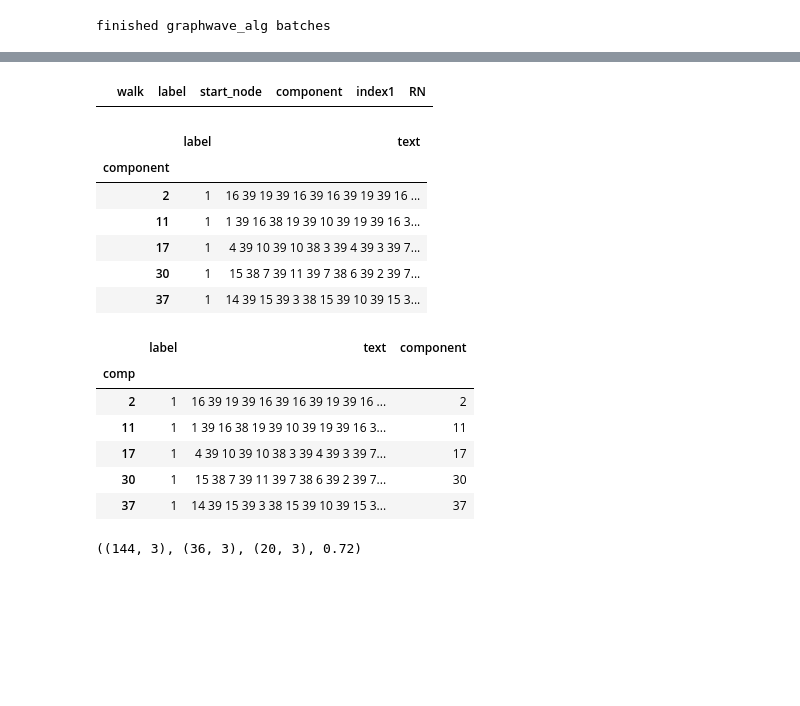
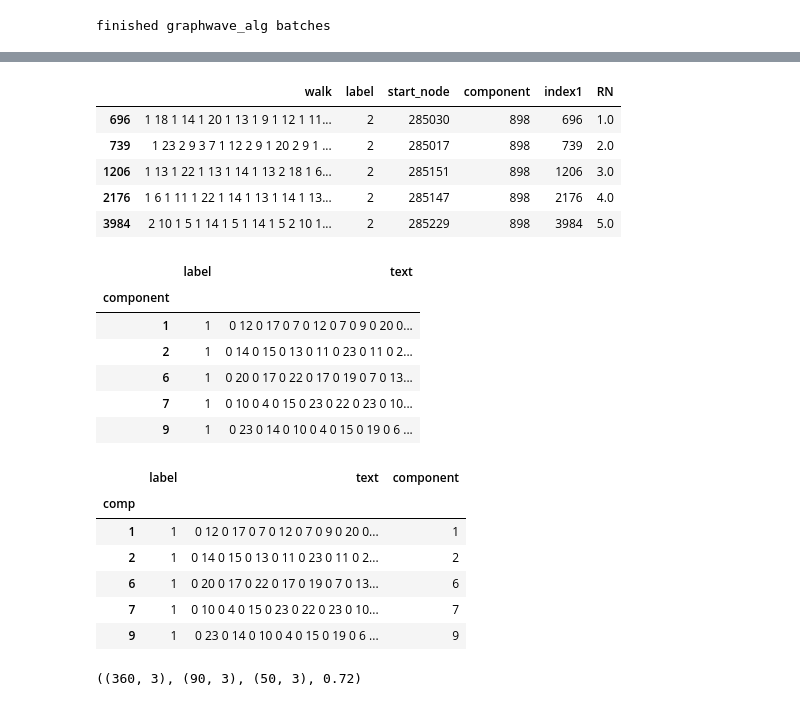
Before and after one commit to dtylor/WalkRNN, a Jupyter notebook: examples/GraphLM_walk_DD.ipynb, the cells around one changed output, grey strips where cells are left out. Saved outputs shown, nothing was run; the diff lists cells and outputs as text; code cells hidden in the pictures; blank space fills up the shorter version.

```diff
--- a/examples/GraphLM_walk_DD.ipynb
+++ b/examples/GraphLM_walk_DD.ipynb
@@ -92,7 +98,7 @@ DONE
 # %%
 import random, networkx as nx
 components = set(nx.get_node_attributes(Gkern,'component').values())
-comp_sm = random.sample(list(components),200)
+comp_sm = random.sample(list(components),500)
 nodes_small =[x for comp in comp_sm for x,y in Gkern.nodes(data=True) if y['component']==comp]
 print(len(nodes_small))
 Gsm = Gkern.subgraph(nodes_small)
@@ -101,6 +107,6 @@ Gsm = Gkern.subgraph(nodes_small)
 # %%
 #Transform networkx property graph into a format prepared for WalkRNN
-G, current_vocab_size = transform_graph(Gsm, params={'num_kmeans_clusters': 4, "num_pca_components": 5, "num_batch":50, 'num_att_kmeans_clusters': 10})
+G, current_vocab_size = transform_graph(Gsm, params={'num_kmeans_clusters': 4, "num_pca_components": 5, "num_batch":10, 'num_att_kmeans_clusters': 10})
 # %% [output]
 finished graphwave_alg batches
 # %%
@@ -303,13 +329,18 @@ learn.save_encoder('fine_tuned_enc3')
 # %%
 df = walks.sample(frac=1).reset_index(drop=True)
 df['index1']=df.index
 
 g = df.groupby('component')
 df['RN'] = g['index1'].rank(method='min')
 
-df[df['component']==1].head()
+df[df['component']==x_train[1]].head()
 # %% [output]
 |  | walk | label | start_node | component | index1 | RN |
+| 696 | 1 18 1 14 1 20 1 13 1 9 1 12 1 11... | 2 | 285030 | 898 | 696 | 1.0 |
+| 739 | 1 23 2 9 3 7 1 12 2 9 1 20 2 9 1 ... | 2 | 285017 | 898 | 739 | 2.0 |
+| 1206 | 1 13 1 22 1 13 1 14 1 13 2 18 1 6... | 2 | 285151 | 898 | 1206 | 3.0 |
+| 2176 | 1 6 1 11 1 22 1 14 1 13 1 14 1 13... | 2 | 285147 | 898 | 2176 | 4.0 |
+| 3984 | 2 10 1 5 1 14 1 5 1 14 1 5 2 10 1... | 2 | 285229 | 898 | 3984 | 5.0 |
 # %%
 df.groupby('component')['walk'].apply(lambda x: ', '.join(x))
 
@@ -320,11 +351,11 @@ df_text_comp.head()
 # %% [output]
 |  | label | text |
 | component |  |  |
-| 2 | 1 | 16 39 19 39 16 39 16 39 19 39 16 ... |
-| 11 | 1 | 1 39 16 38 19 39 10 39 19 39 16 3... |
-| 17 | 1 | 4 39 10 39 10 38 3 39 4 39 3 39 7... |
-| 30 | 1 | 15 38 7 39 11 39 7 38 6 39 2 39 7... |
-| 37 | 1 | 14 39 15 39 3 38 15 39 10 39 15 3... |
+| 1 | 1 | 0 12 0 17 0 7 0 12 0 7 0 9 0 20 0... |
+| 2 | 1 | 0 14 0 15 0 13 0 11 0 23 0 11 0 2... |
+| 6 | 1 | 0 20 0 17 0 22 0 17 0 19 0 7 0 13... |
+| 7 | 1 | 0 10 0 4 0 15 0 23 0 22 0 23 0 10... |
+| 9 | 1 | 0 23 0 14 0 10 0 4 0 15 0 19 0 6 ... |
 # %%
 df_text_comp['component']= df_text_comp.index
 df_text_comp.index.names = ['comp']
@@ -332,18 +363,18 @@ df_text_comp.head()
 # %% [output]
 |  | label | text | component |
 | comp |  |  |  |
-| 2 | 1 | 16 39 19 39 16 39 16 39 19 39 16 ... | 2 |
-| 11 | 1 | 1 39 16 38 19 39 10 39 19 39 16 3... | 11 |
-| 17 | 1 | 4 39 10 39 10 38 3 39 4 39 3 39 7... | 17 |
-| 30 | 1 | 15 38 7 39 11 39 7 38 6 39 2 39 7... | 30 |
-| 37 | 1 | 14 39 15 39 3 38 15 39 10 39 15 3... | 37 |
+| 1 | 1 | 0 12 0 17 0 7 0 12 0 7 0 9 0 20 0... | 1 |
+| 2 | 1 | 0 14 0 15 0 13 0 11 0 23 0 11 0 2... | 2 |
+| 6 | 1 | 0 20 0 17 0 22 0 17 0 19 0 7 0 13... | 6 |
+| 7 | 1 | 0 10 0 4 0 15 0 23 0 22 0 23 0 10... | 7 |
+| 9 | 1 | 0 23 0 14 0 10 0 4 0 15 0 19 0 6 ... | 9 |
 # %%
 train = pd.merge(df_text_comp, train_tmp, on='component', sort=False)
 test =  pd.merge(df_text_comp, test_tmp, on='component', sort=False)
 val =  pd.merge(df_text_comp, val_tmp, on='component', sort=False)
 (train.shape,val.shape, test.shape, train.shape[0]/df_text_comp.shape[0])
 # %% [output]
-((144, 3), (36, 3), (20, 3), 0.72)
+((360, 3), (90, 3), (50, 3), 0.72)
 # %%
 bs=32#48
 
```
Also changed, not shown: parts of 45 cells of this notebook.
